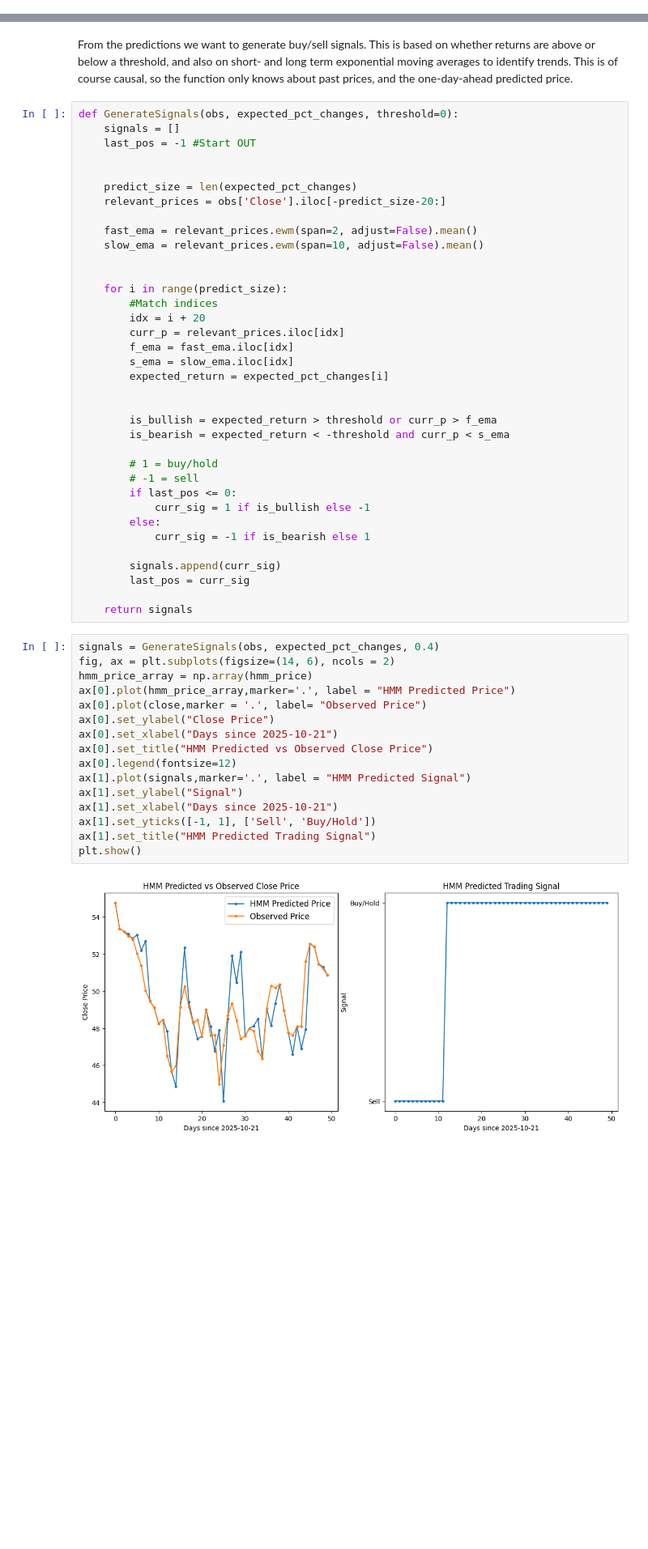
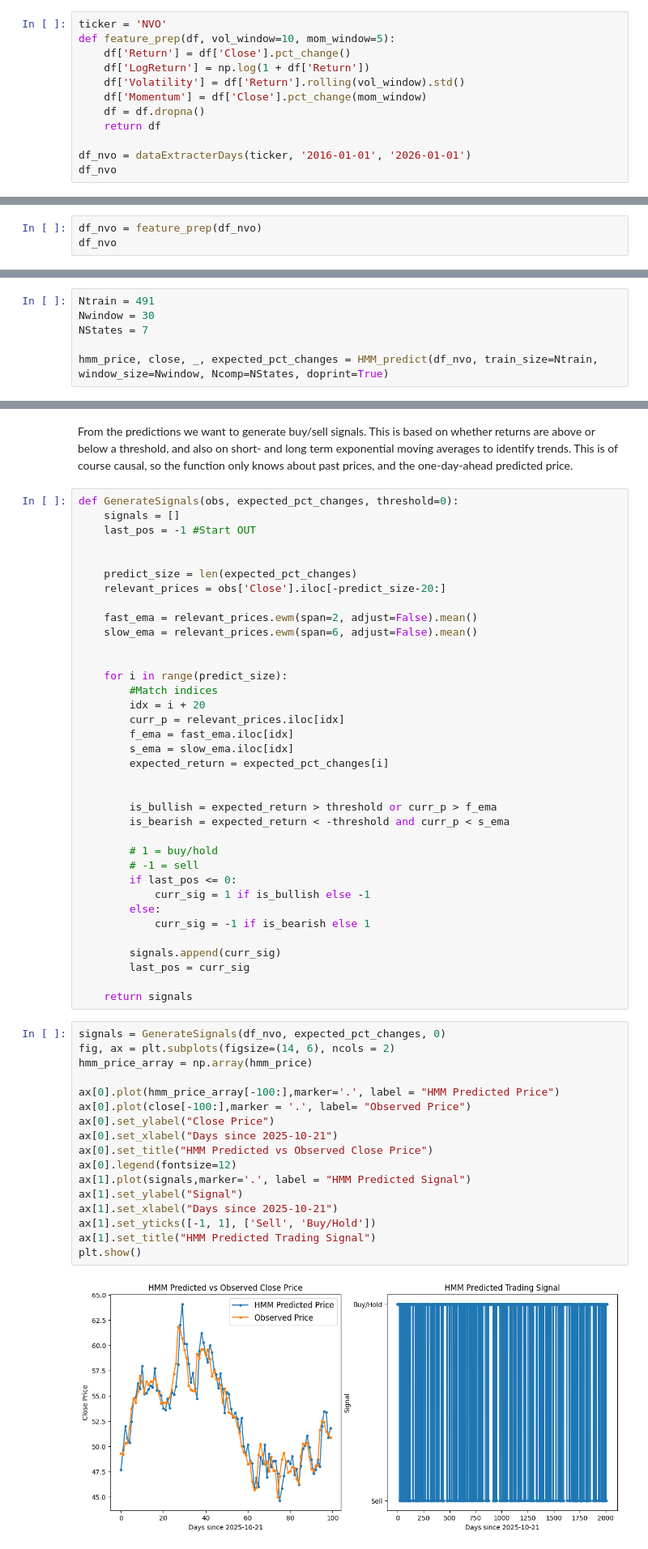
Before and after one commit to anderswol/AppStat2, a Jupyter notebook: Rasmus/Trading Strat.ipynb, the cells around one changed output, grey strips where cells are left out. Shown at 81% size. Drawn from its saved outputs; the diff is of its cells as text; blank space fills up the shorter version.

```diff
--- a/Rasmus/Trading Strat.ipynb
+++ b/Rasmus/Trading Strat.ipynb
@@ -28,0 +18,12 @@ The dataset has observations across 250 days
+# %%
+ticker = 'NVO'
+def feature_prep(df, vol_window=10, mom_window=5):
+    df['Return'] = df['Close'].pct_change()
+    df['LogReturn'] = np.log(1 + df['Return'])
+    df['Volatility'] = df['Return'].rolling(vol_window).std()
+    df['Momentum'] = df['Close'].pct_change(mom_window)
+    df = df.dropna()
+    return df
+
+df_nvo = dataExtracterDays(ticker, '2016-01-01', '2026-01-01')
+df_nvo
@@ -28,0 +46,3 @@ The dataset has observations across 250 days
+# %%
+df_nvo = feature_prep(df_nvo)
+df_nvo
@@ -32,0 +65,6 @@ hmm_price, close, expected_pct_changes = HMMPricePredictor_pct(data, obs, window
+# %%
+Ntrain = 491
+Nwindow = 30
+NStates = 7
+
+hmm_price, close, _, expected_pct_changes = HMM_predict(df_nvo, train_size=Ntrain, window_size=Nwindow, Ncomp=NStates, doprint=True)
@@ -42,7 +99,7 @@ def GenerateSignals(obs, expected_pct_changes, threshold=0):
     relevant_prices = obs['Close'].iloc[-predict_size-20:]
 
     fast_ema = relevant_prices.ewm(span=2, adjust=False).mean()
-    slow_ema = relevant_prices.ewm(span=10, adjust=False).mean()
+    slow_ema = relevant_prices.ewm(span=6, adjust=False).mean()
 
 
     for i in range(predict_size):
@@ -69,23 +126,24 @@ def GenerateSignals(obs, expected_pct_changes, threshold=0):
 
     return signals
 # %%
-signals = GenerateSignals(obs, expected_pct_changes, 0.4)
+signals = GenerateSignals(df_nvo, expected_pct_changes, 0)
 fig, ax = plt.subplots(figsize=(14, 6), ncols = 2)
 hmm_price_array = np.array(hmm_price)
-ax[0].plot(hmm_price_array,marker='.', label = "HMM Predicted Price")
-ax[0].plot(close,marker = '.', label= "Observed Price")
+
+ax[0].plot(hmm_price_array[-100:],marker='.', label = "HMM Predicted Price")
+ax[0].plot(close[-100:],marker = '.', label= "Observed Price")
 ax[0].set_ylabel("Close Price")
 ax[0].set_xlabel("Days since 2025-10-21")
 ax[0].set_title("HMM Predicted vs Observed Close Price")
 ax[0].legend(fontsize=12)
 ax[1].plot(signals,marker='.', label = "HMM Predicted Signal")
 ax[1].set_ylabel("Signal")
 ax[1].set_xlabel("Days since 2025-10-21")
 ax[1].set_yticks([-1, 1], ['Sell', 'Buy/Hold'])
 ax[1].set_title("HMM Predicted Trading Signal")
 plt.show()
 # %% [output]
-[figure, old version]
+[figure, new version]
 # %% [markdown]
 Now we translate the signal into a portfolio value based on a simple binary model (own 0 or 1 asset at any one time)
 # %%
```
Also changed, not shown: parts of 9 cells of this notebook, 2 other files.
